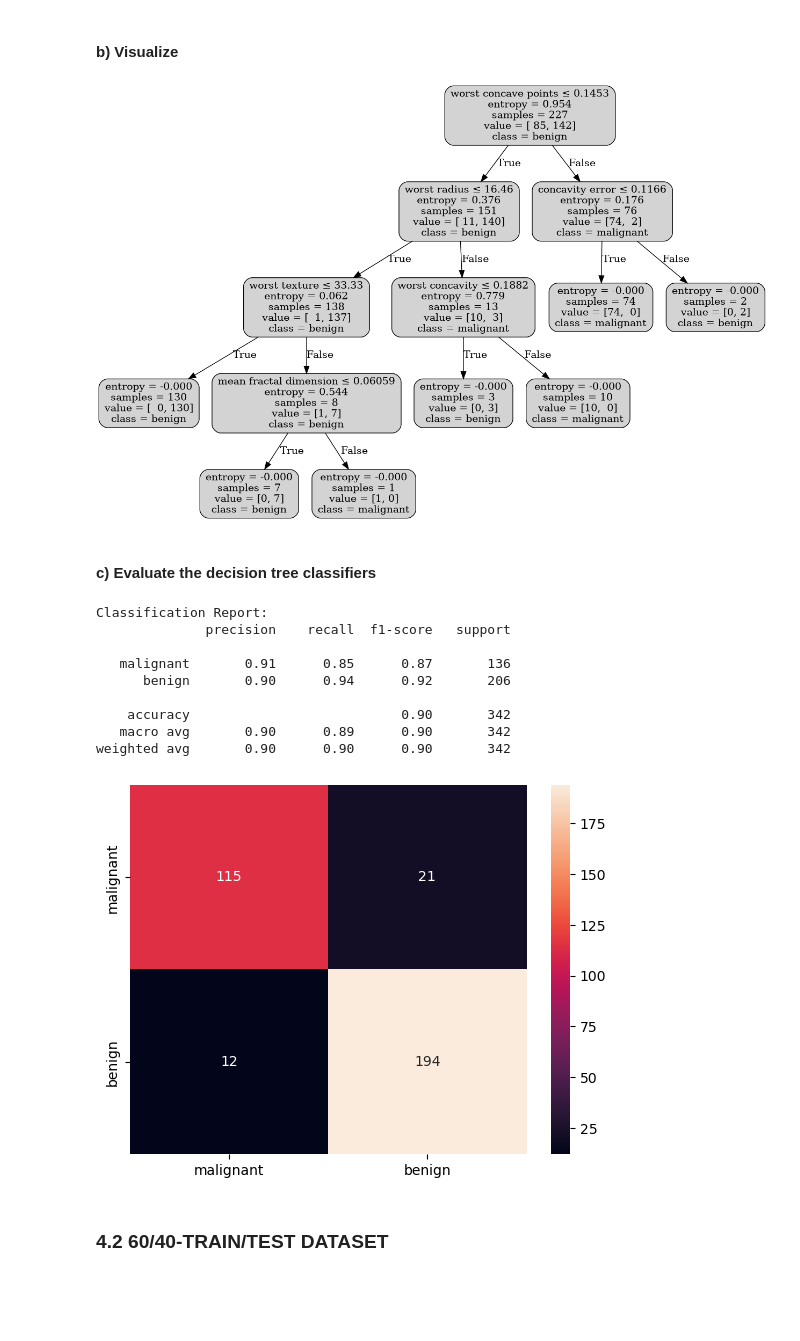
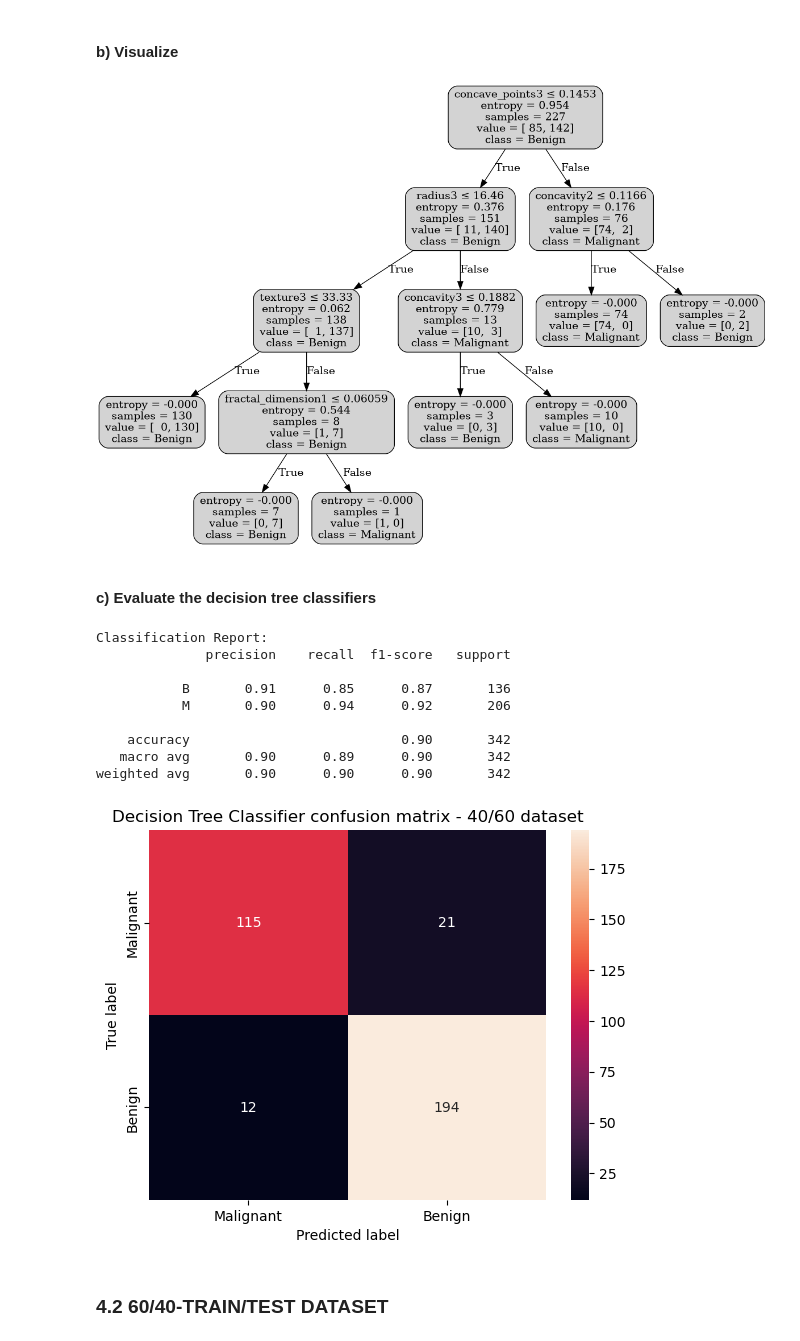
Before and after one commit to Tuyen572004/Decision-Tree, a Jupyter notebook: Source/Cancer/DecisionTree_Cancer.ipynb, the cells around one changed output. Cells and saved outputs as stored; diff of their text form; code cells hidden in the pictures; blank space fills up the shorter version.

Commit message:
update read dataset update mapping label name

```diff
--- a/Source/Cancer/DecisionTree_Cancer.ipynb
+++ b/Source/Cancer/DecisionTree_Cancer.ipynb
@@ -40,0 +25,25 @@ df.head()
+# %%
+# fetch dataset
+breast_cancer_wisconsin_diagnostic = fetch_ucirepo(id=17)
+
+# data (as pandas dataframes)
+X = breast_cancer_wisconsin_diagnostic.data.features
+y = breast_cancer_wisconsin_diagnostic.data.targets
+
+df = pd.DataFrame(X)
+
+# Get feature names and target names
+feature_names = X.columns.to_numpy()
+target_names = np.unique(y)
+target_names_mapping = {
+    0: "Malignant",
+    1: "Benign"
+}
+# Convert features and targets to NumPy arrays
+X = X.to_numpy()
+y = y.to_numpy().flatten()
+
+# Sử dụng np.where để thay thế nhãn
+y = np.where(y == 'M', 0, 1)
+
+df.head()
@@ -100,7 +117,7 @@ class Node:
 
     def summary(self):
         """Trả về chuỗi tóm tắt để hiển thị trên Graphviz."""
-        class_name = target_names[self.class_label]
+        class_name = target_names_mapping[self.class_label]
         feature_name = feature_names[self.feature]
         value_str = np.array2string(self.value, separator=', ')
         if self.is_leaf():
@@ -128,8 +145,8 @@ class DecisionTree:
         gain = entropy_before - entropy_after
         return gain
 
-    def split(self, X, slitColumnIdx, splitValue):
-        splitColumnValues = X[:, slitColumnIdx]
+    def split(self, X, splitColumnIdx, splitValue):
+        splitColumnValues = X[:, splitColumnIdx]
         return X[splitColumnValues <= splitValue], X[splitColumnValues > splitValue]
 
     def find_best_split(self, X, y):
@@ -268,7 +285,7 @@ graph = visualize_tree(dt_60_test.root)
 graph.render(save_folder+ "DT_60_test", format="png", cleanup=True)
 Image(save_folder+"DT_60_test.png")
 # %% [output]
-[figure, old version]
+[figure, new version]
 # %% [markdown]
 #### c) Evaluate the decision tree classifiers
 # %%
@@ -279,17 +296,27 @@ print(report_60_test)
 Classification Report:
               precision    recall  f1-score   support
 
-   malignant       0.91      0.85      0.87       136
-      benign       0.90      0.94      0.92       206
+           B       0.91      0.85      0.87       136
+           M       0.90      0.94      0.92       206
 
     accuracy                           0.90       342
    macro avg       0.90      0.89      0.90       342
 weighted avg       0.90      0.90      0.90       342
 # %%
 cf_60_test = confusion_matrix(y_predict_60, y_test_60)
-sns.heatmap(cf_60_test, annot=True, fmt = 'd', xticklabels=target_names, yticklabels=target_names);
+
+sns.heatmap(
+    cf_60_test,
+    annot=True,
+    fmt = 'd',
+    xticklabels=target_names_mapping.values(),
+    yticklabels=target_names_mapping.values()
+    )
+plt.xlabel('Predicted label')
+plt.ylabel('True label')
+plt.title("Decision Tree Classifier confusion matrix - 40/60 dataset");
 # %% [output]
-[figure, old version]
+[figure, new version]
 # %% [markdown]
 ### 4.2 60/40-TRAIN/TEST DATASET
 # %% [markdown]
```
Also changed, not shown: parts of 18 cells of this notebook, 12 other files.
